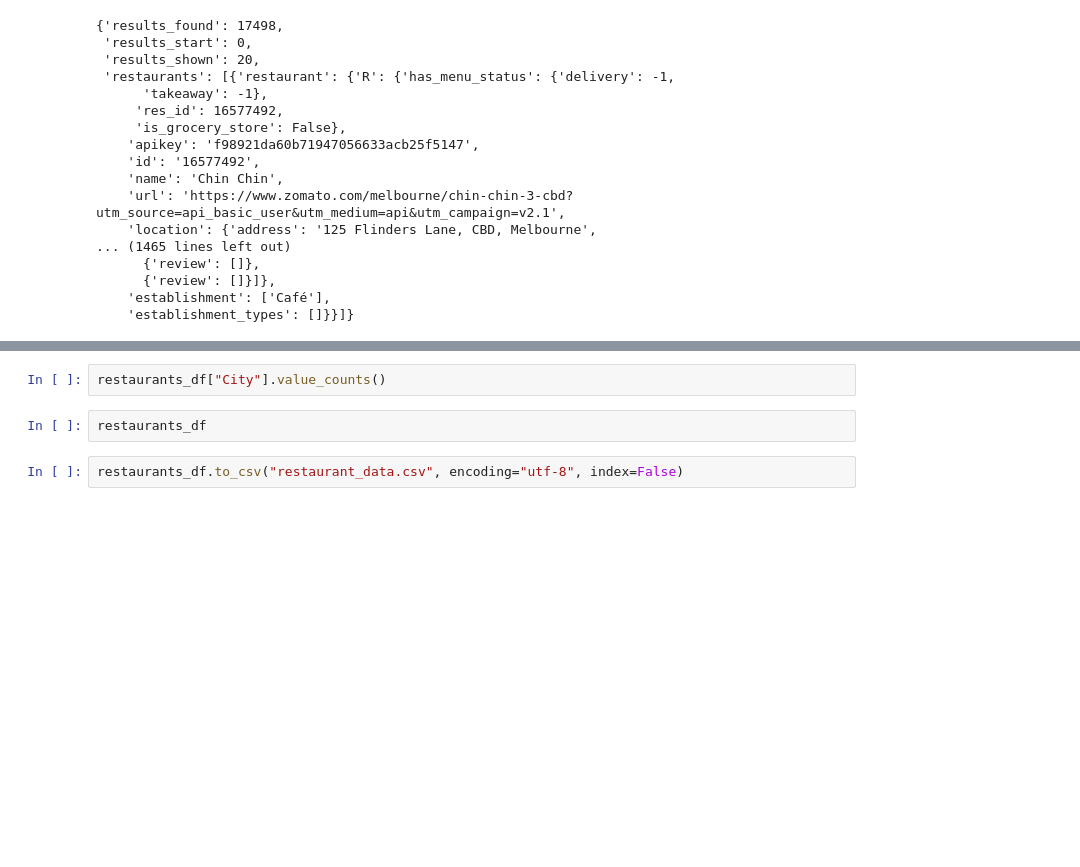
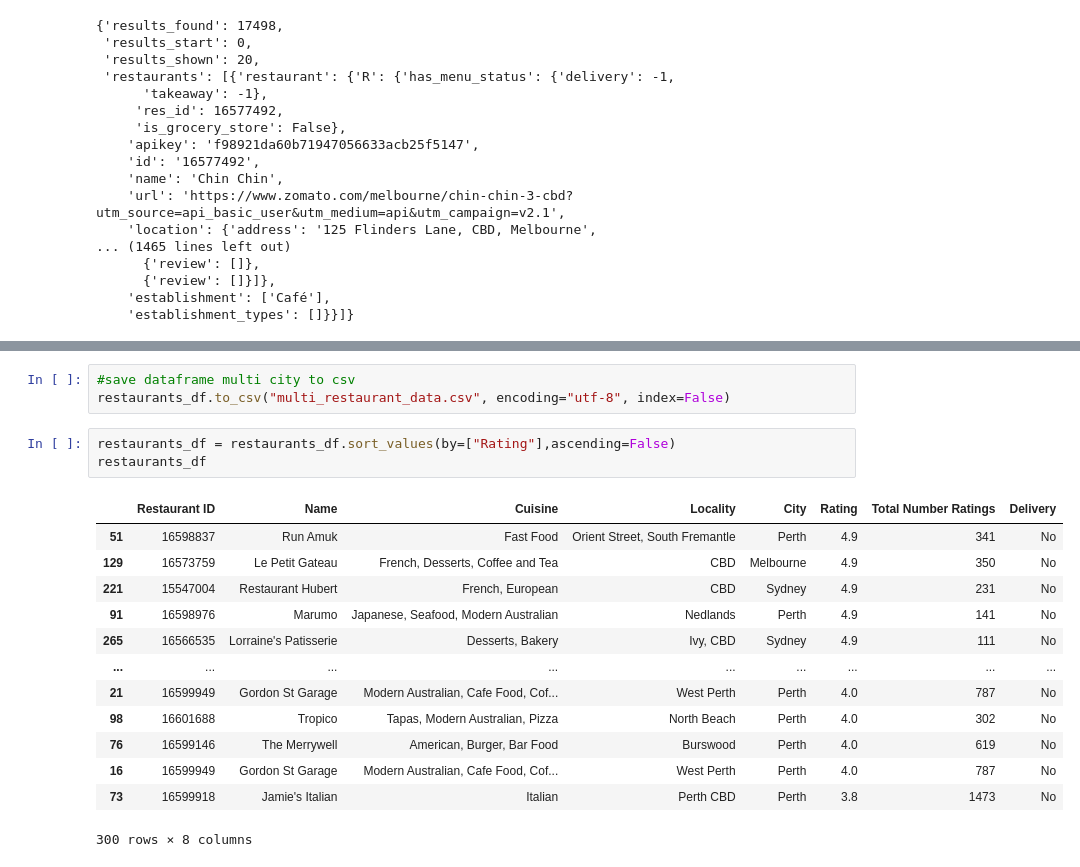
Before and after one commit to bradsmith87/project-week-1, a Jupyter notebook: pulldata.ipynb, the cells around one changed output, grey strips where cells are left out. Cells and saved outputs as stored; diff of their text form; blank space fills up the shorter version.

```diff
--- a/pulldata.ipynb
+++ b/pulldata.ipynb
@@ -199,6 +258,20 @@ restaurants_df["Delivery"].value_counts()
-# %%
-restaurants_df["City"].value_counts()
-# %%
-restaurants_df
 # %%
-restaurants_df.to_csv("restaurant_data.csv", encoding="utf-8", index=False)
+#save dataframe multi city to csv
+restaurants_df.to_csv("multi_restaurant_data.csv", encoding="utf-8", index=False)
+# %%
+restaurants_df = restaurants_df.sort_values(by=["Rating"],ascending=False)
+restaurants_df
+# %% [output]
+|  | Restaurant ID | Name | Cuisine | Locality | City | Rating | Total Number Ratings | Delivery |
+| 51 | 16598837 | Run Amuk | Fast Food | Orient Street, South Fremantle | Perth | 4.9 | 341 | No |
+| 129 | 16573759 | Le Petit Gateau | French, Desserts, Coffee and Tea | CBD | Melbourne | 4.9 | 350 | No |
+| 221 | 15547004 | Restaurant Hubert | French, European | CBD | Sydney | 4.9 | 231 | No |
+| 91 | 16598976 | Marumo | Japanese, Seafood, Modern Australian | Nedlands | Perth | 4.9 | 141 | No |
+| 265 | 16566535 | Lorraine's Patisserie | Desserts, Bakery | Ivy, CBD | Sydney | 4.9 | 111 | No |
+| ... | ... | ... | ... | ... | ... | ... | ... | ... |
+| 21 | 16599949 | Gordon St Garage | Modern Australian, Cafe Food, Cof... | West Perth | Perth | 4.0 | 787 | No |
+| 98 | 16601688 | Tropico | Tapas, Modern Australian, Pizza | North Beach | Perth | 4.0 | 302 | No |
+| 76 | 16599146 | The Merrywell | American, Burger, Bar Food | Burswood | Perth | 4.0 | 619 | No |
+| 16 | 16599949 | Gordon St Garage | Modern Australian, Cafe Food, Cof... | West Perth | Perth | 4.0 | 787 | No |
+| 73 | 16599918 | Jamie's Italian | Italian | Perth CBD | Perth | 3.8 | 1473 | No |
+300 rows × 8 columns
```
Also changed, not shown: parts of 6 cells of this notebook, 3 other files.
